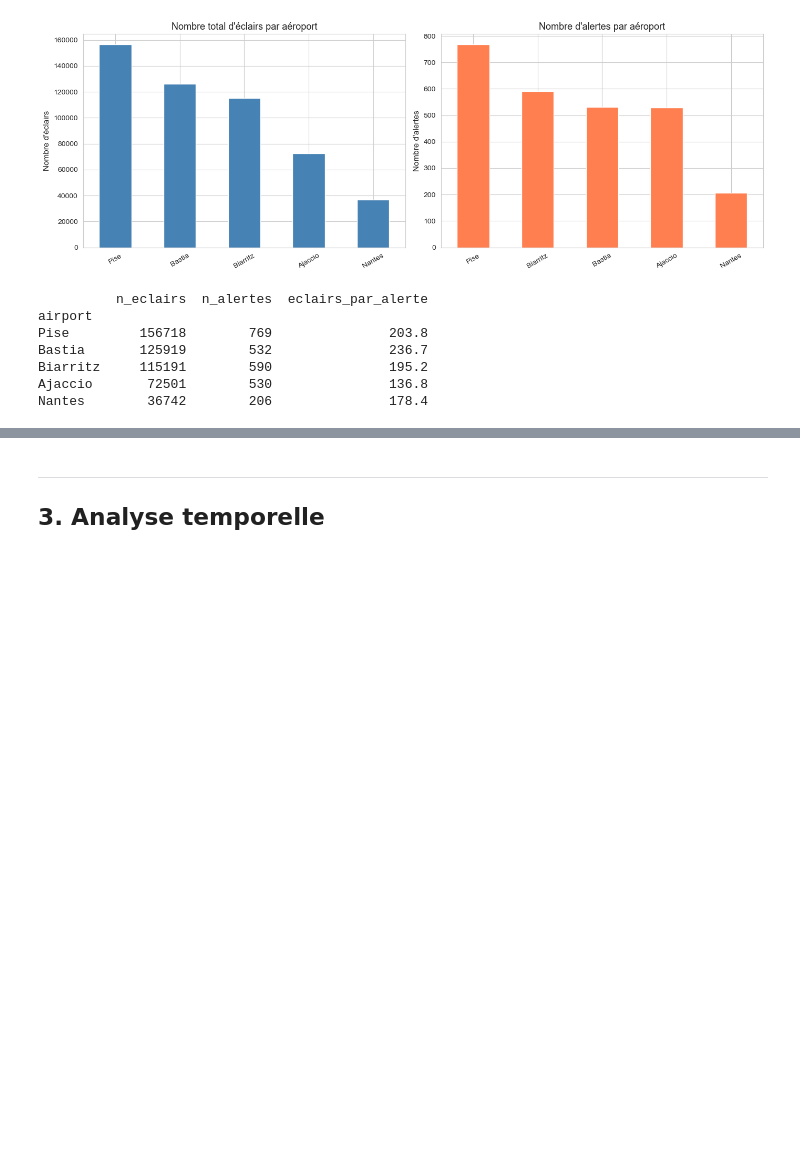
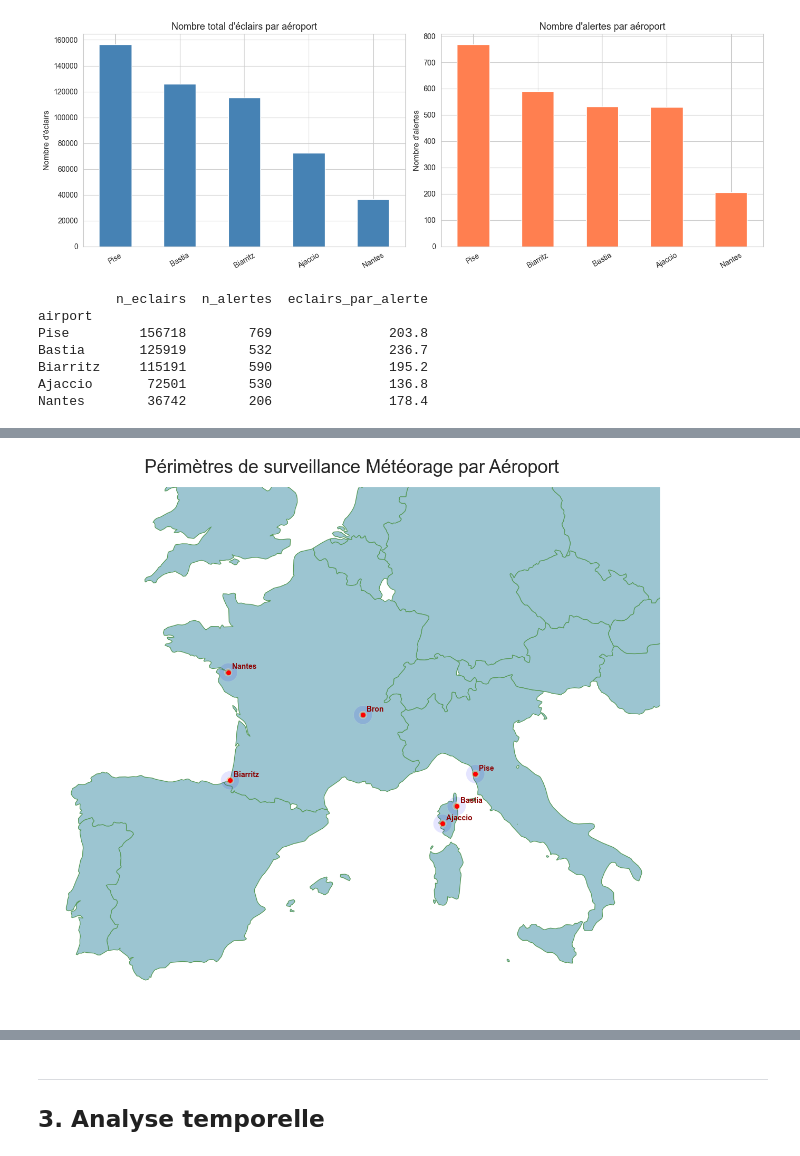
Before and after one commit to Desk1002/MeteoRage2026team_The_ROCs, a Jupyter notebook: analyse.ipynb, the cells around one changed output, grey strips where cells are left out. Saved outputs shown, nothing was run; the diff lists cells and outputs as text; code cells hidden in the pictures; blank space fills up the shorter version.

```diff
--- a/analyse.ipynb
+++ b/analyse.ipynb
@@ -271,0 +184,40 @@ Les 5 aéroports présentent des volumes très contrastés :
+# %%
+data = {
+    'Airport': ['Bron', 'Bastia', 'Ajaccio', 'Nantes', 'Pise', 'Biarritz'],
+    'lon': [4.9389, 9.4837, 8.8029, -1.6107, 10.399, -1.524],
+    'lat': [45.7294, 42.5527, 41.9236, 47.1532, 43.695, 43.4683]
+}
+
+df1 = pd.DataFrame(data)
+gdf = gpd.GeoDataFrame(df1, geometry=gpd.points_from_xy(df1.lon, df1.lat), crs="EPSG:4326")
+
+gdf_m = gdf.to_crs(epsg=3857)
+gdf_m['zone_alerte'] = gdf_m.geometry.buffer(20000)
+gdf_m['zone_contexte'] = gdf_m.geometry.buffer(50000)
+
+shp_path = r"C:\Users\LOIC TCHOUPE\Downloads\ne_50m_admin_0_countries\ne_50m_admin_0_countries.shp"
+world = gpd.read_file(shp_path)
+countries = world[world['NAME'].isin(['France', 'Italy', 'Spain', 'Portugal', 'Germany', 'Netherlands', 'Belgium', 'Switzerland', 'Austria', 'Greece', 'Poland', 'Czechia', 'Slovakia', 'Hungary', 'Romania', 'Bulgaria', 'United Kingdom'])].to_crs(epsg=3857)
+
+fig, ax = plt.subplots(figsize=(12, 12))
+
+countries.plot(ax=ax, color="#9cc5d1", edgecolor="#5A9B5D", zorder=1)
+
+gdf_m.set_geometry('zone_contexte').plot(ax=ax, color='blue', alpha=0.1, label='Contexte (50km)', zorder=2)
+gdf_m.set_geometry('zone_alerte').plot(ax=ax, color='orange', alpha=0.3, label='Alerte (20km)', zorder=3)
+
+gdf_m.plot(ax=ax, color='red', markersize=30, zorder=4)
+for x, y, label in zip(gdf_m.geometry.x, gdf_m.geometry.y, gdf_m.Airport):
+    ax.annotate(label, xy=(x, y), xytext=(5, 5), textcoords="offset points", fontsize=10, weight='bold', color='darkred')
+
+bounds = gdf_m.total_bounds
+ax.set_xlim([bounds[0]-1000000, bounds[2]+1000000])
+ax.set_ylim([bounds[1]-1000000, bounds[3]+1000000])
+
+plt.title("Périmètres de surveillance Météorage par Aéroport", fontsize=25, pad=20)
+ax.set_axis_off()
+
+plt.tight_layout()
+plt.show()
+# %% [output]
+[figure, added]
```
Also changed, not shown: parts of 33 cells of this notebook.
